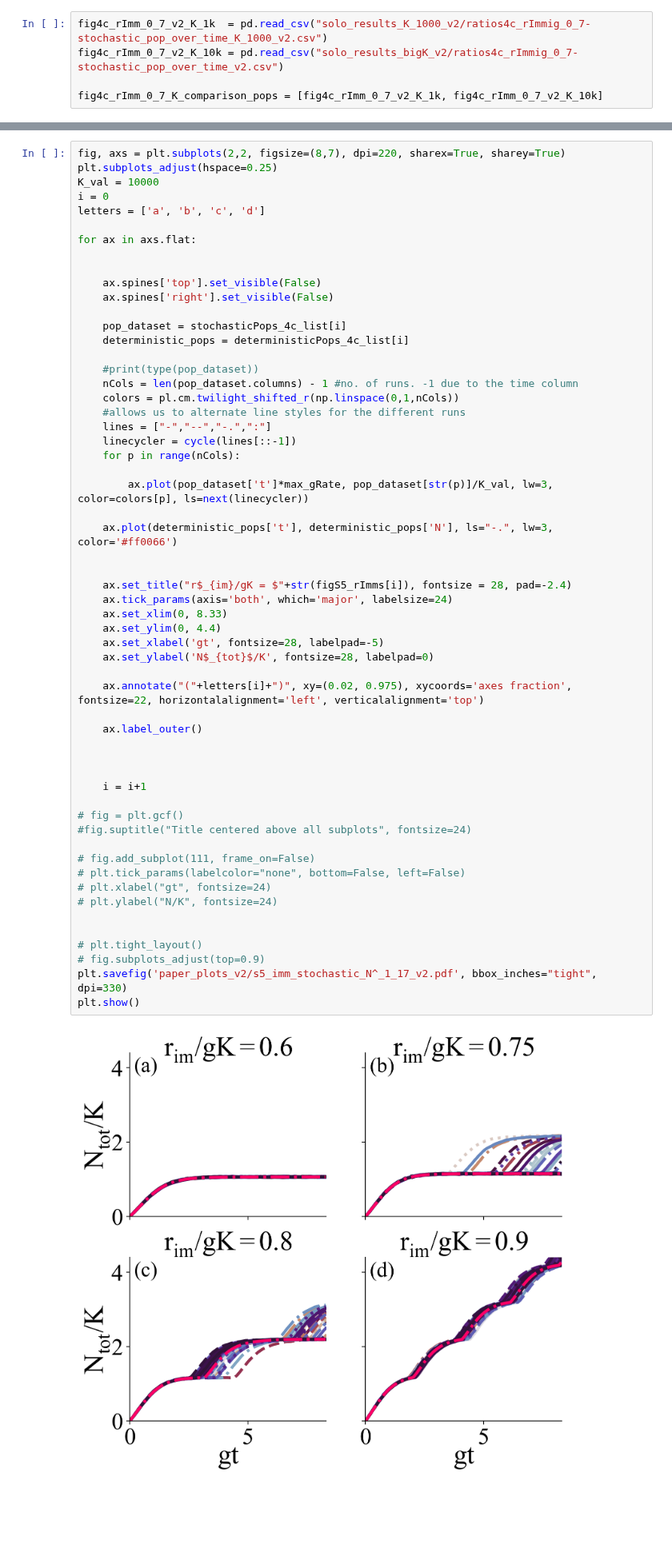
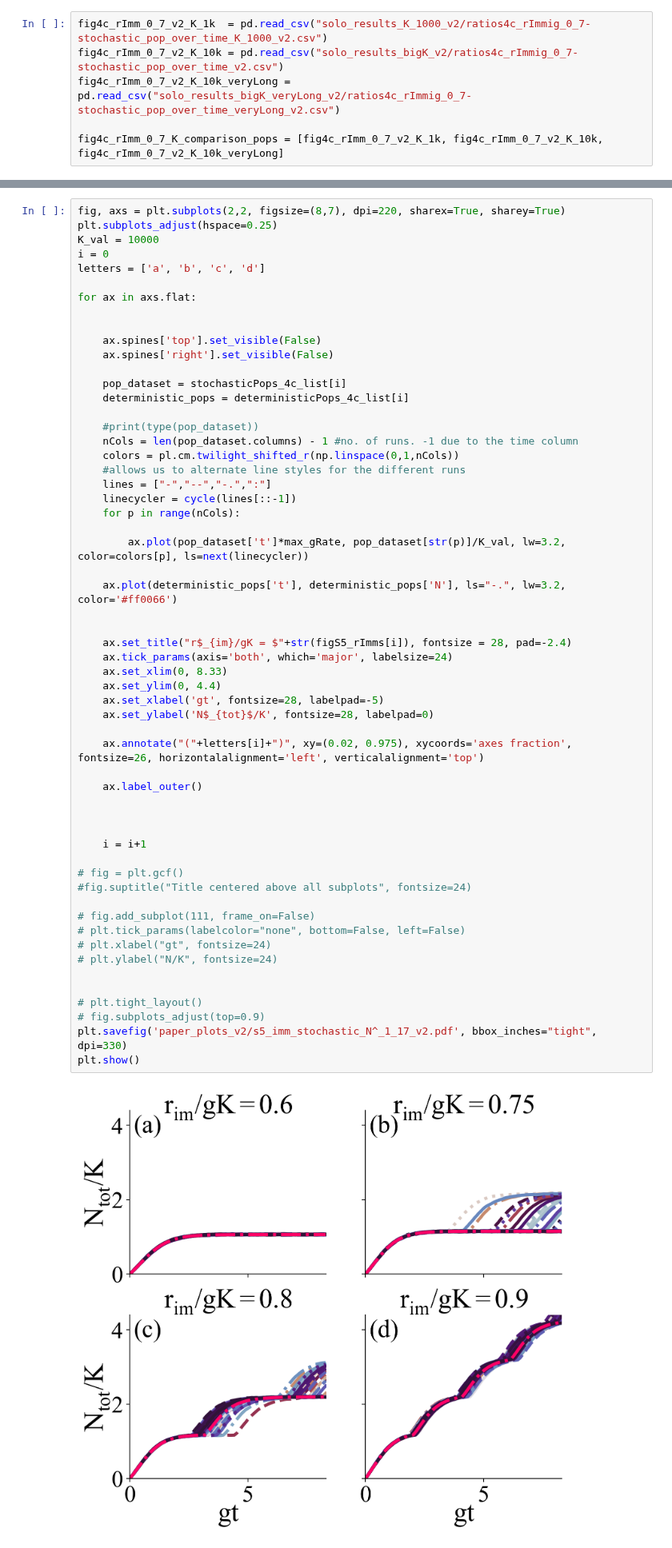
Before and after one commit to patricksinclair/multispecies_postprocessing, a Jupyter notebook: biofilm_threshold_theory_v2/bftt_supplementary_plotter.ipynb, the cells around one changed output, grey strips where cells are left out. Shown at 80% size. Drawn from its saved outputs; the diff is of its cells as text; blank space fills up the shorter version.

```diff
--- a/biofilm_threshold_theory_v2/bftt_supplementary_plotter.ipynb
+++ b/biofilm_threshold_theory_v2/bftt_supplementary_plotter.ipynb
@@ -74,6 +74,7 @@ plt.show()
 # %%
 fig4c_rImm_0_7_v2_K_1k  = pd.read_csv("solo_results_K_1000_v2/ratios4c_rImmig_0_7-stochastic_pop_over_time_K_1000_v2.csv")
 fig4c_rImm_0_7_v2_K_10k = pd.read_csv("solo_results_bigK_v2/ratios4c_rImmig_0_7-stochastic_pop_over_time_v2.csv")
+fig4c_rImm_0_7_v2_K_10k_veryLong = pd.read_csv("solo_results_bigK_veryLong_v2/ratios4c_rImmig_0_7-stochastic_pop_over_time_veryLong_v2.csv")
 
-fig4c_rImm_0_7_K_comparison_pops = [fig4c_rImm_0_7_v2_K_1k, fig4c_rImm_0_7_v2_K_10k]
+fig4c_rImm_0_7_K_comparison_pops = [fig4c_rImm_0_7_v2_K_1k, fig4c_rImm_0_7_v2_K_10k, fig4c_rImm_0_7_v2_K_10k_veryLong]
 # %%
@@ -181,41 +233,41 @@ for ax in axs.flat:
     linecycler = cycle(lines[::-1])
     for p in range(nCols):
 
-        ax.plot(pop_dataset['t']*max_gRate, pop_dataset[str(p)]/K_val, lw=3, color=colors[p], ls=next(linecycler))
+        ax.plot(pop_dataset['t']*max_gRate, pop_dataset[str(p)]/K_val, lw=3.2, color=colors[p], ls=next(linecycler))
 
-    ax.plot(deterministic_pops['t'], deterministic_pops['N'], ls="-.", lw=3, color='#ff0066')
+    ax.plot(deterministic_pops['t'], deterministic_pops['N'], ls="-.", lw=3.2, color='#ff0066')
 
 
     ax.set_title("r$_{im}/gK = $"+str(figS5_rImms[i]), fontsize = 28, pad=-2.4)
     ax.tick_params(axis='both', which='major', labelsize=24)
     ax.set_xlim(0, 8.33)
     ax.set_ylim(0, 4.4)
     ax.set_xlabel('gt', fontsize=28, labelpad=-5)
     ax.set_ylabel('N$_{tot}$/K', fontsize=28, labelpad=0)
 
-    ax.annotate("("+letters[i]+")", xy=(0.02, 0.975), xycoords='axes fraction', fontsize=22, horizontalalignment='left', verticalalignment='top')
+    ax.annotate("("+letters[i]+")", xy=(0.02, 0.975), xycoords='axes fraction', fontsize=26, horizontalalignment='left', verticalalignment='top')
 
     ax.label_outer()
 
 
 
     i = i+1
 
 # fig = plt.gcf()
 #fig.suptitle("Title centered above all subplots", fontsize=24)
 
 # fig.add_subplot(111, frame_on=False)
 # plt.tick_params(labelcolor="none", bottom=False, left=False)
 # plt.xlabel("gt", fontsize=24)
 # plt.ylabel("N/K", fontsize=24)
 
 
 # plt.tight_layout()
 # fig.subplots_adjust(top=0.9)
 plt.savefig('paper_plots_v2/s5_imm_stochastic_N^_1_17_v2.pdf', bbox_inches="tight", dpi=330)
 plt.show()
 # %% [output]
-[figure, old version]
+[figure, new version]
 # %% [markdown]
 ## Figure S6 in the original supplementary (2x1 plot of stochastic vs deterministic growth for N*< K)
 
```
Also changed, not shown: parts of 3 cells of this notebook, 1 other file.
